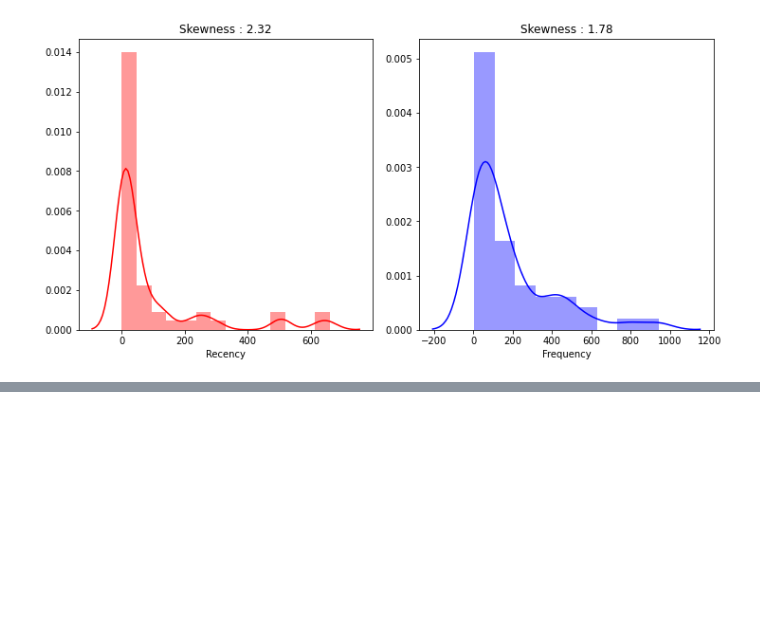
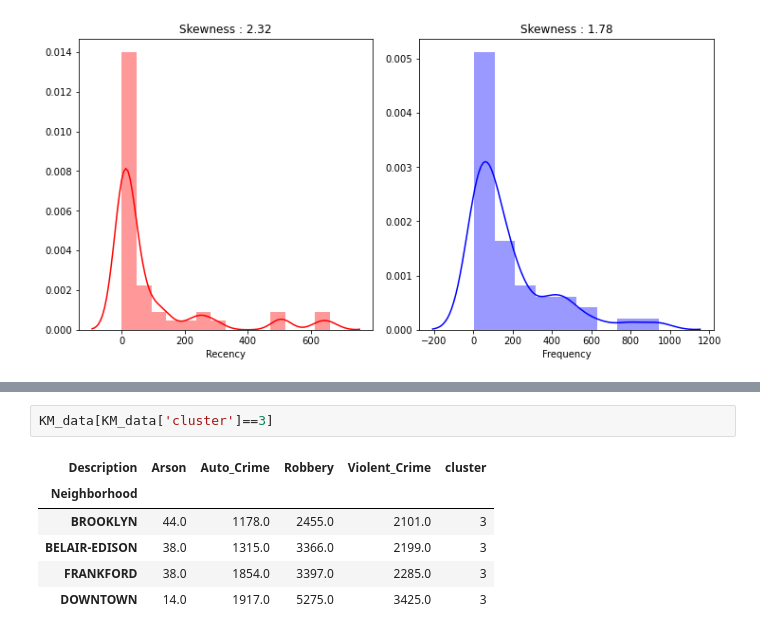
Before and after one commit to marcelthebridge/602_Crime_Clusters, a Jupyter notebook: HW2_Report.ipynb, the cells around one changed output, grey strips where cells are left out. Drawn from its saved outputs; the diff is of its cells as text; blank space fills up the shorter version.

```diff
--- a/HW2_Report.ipynb
+++ b/HW2_Report.ipynb
@@ -208,0 +241,9 @@ utils.KM_Modeling(df)
+# %%
+KM_data[KM_data['cluster']==3]
+# %% [output]
+| Description | Arson | Auto_Crime | Robbery | Violent_Crime | cluster |
+| Neighborhood |  |  |  |  |  |
+| BROOKLYN | 44.0 | 1178.0 | 2455.0 | 2101.0 | 3 |
+| BELAIR-EDISON | 38.0 | 1315.0 | 3366.0 | 2199.0 | 3 |
+| FRANKFORD | 38.0 | 1854.0 | 3397.0 | 2285.0 | 3 |
+| DOWNTOWN | 14.0 | 1917.0 | 5275.0 | 3425.0 | 3 |
```
Also changed, not shown: parts of 17 cells of this notebook, 1 other file.
